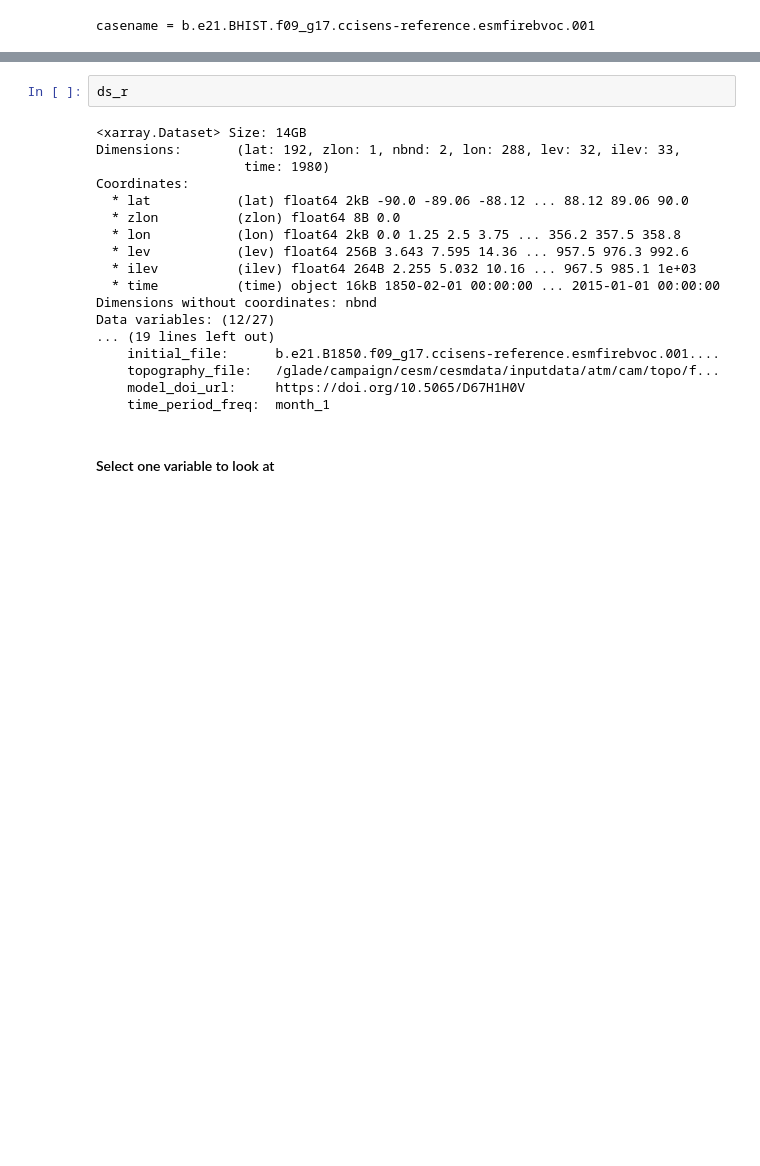
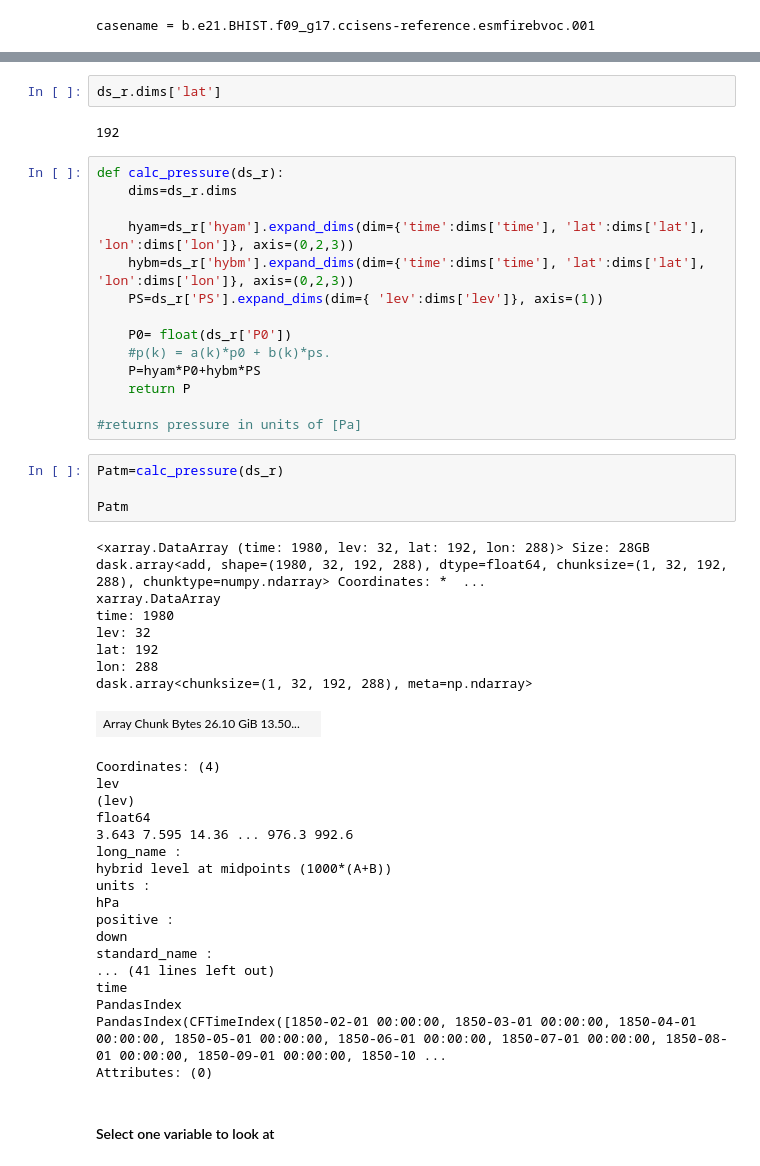
Before and after one commit to NCAR/CESM-emission-driven-run-tutorial, a Jupyter notebook: analysis_notebooks/atmosphericCO2.ipynb, the cells around one changed output, grey strips where cells are left out. Drawn from its saved outputs; the diff is of its cells as text; blank space fills up the shorter version.

Commit message:
Added pressure calculation; need to check work

```diff
--- a/analysis_notebooks/atmosphericCO2.ipynb
+++ b/analysis_notebooks/atmosphericCO2.ipynb
@@ -107,25 +107,53 @@ ds_r = xr.open_mfdataset(filenamelist)
 # %% [output]
 ['/glade/campaign/cesm/community/bgcwg/HOPE/b.e21.BHIST.f09_g17.ccisens-reference.esmfirebvoc.001/atm/proc/tseries/month_1/b.e21.BHIST.f09_g17.ccisens-reference.esmfirebvoc.001.cam.h0.CO2.185001-20141 ...
 # %%
-ds_r
+ds_r.dims['lat']
 # %% [output]
-<xarray.Dataset> Size: 14GB
-Dimensions:       (lat: 192, zlon: 1, nbnd: 2, lon: 288, lev: 32, ilev: 33,
-                   time: 1980)
-Coordinates:
-  * lat           (lat) float64 2kB -90.0 -89.06 -88.12 ... 88.12 89.06 90.0
-  * zlon          (zlon) float64 8B 0.0
-  * lon           (lon) float64 2kB 0.0 1.25 2.5 3.75 ... 356.2 357.5 358.8
-  * lev           (lev) float64 256B 3.643 7.595 14.36 ... 957.5 976.3 992.6
-  * ilev          (ilev) float64 264B 2.255 5.032 10.16 ... 967.5 985.1 1e+03
-  * time          (time) object 16kB 1850-02-01 00:00:00 ... 2015-01-01 00:00:00
-Dimensions without coordinates: nbnd
-Data variables: (12/27)
-... (19 lines left out)
-    initial_file:      b.e21.B1850.f09_g17.ccisens-reference.esmfirebvoc.001....
-    topography_file:   /glade/campaign/cesm/cesmdata/inputdata/atm/cam/topo/f...
-    model_doi_url:     https://doi.org/10.5065/D67H1H0V
-    time_period_freq:  month_1
+192
+# %%
+def calc_pressure(ds_r):
+    dims=ds_r.dims
+
+    hyam=ds_r['hyam'].expand_dims(dim={'time':dims['time'], 'lat':dims['lat'], 'lon':dims['lon']}, axis=(0,2,3))
+    hybm=ds_r['hybm'].expand_dims(dim={'time':dims['time'], 'lat':dims['lat'], 'lon':dims['lon']}, axis=(0,2,3))
+    PS=ds_r['PS'].expand_dims(dim={ 'lev':dims['lev']}, axis=(1))
+
+    P0= float(ds_r['P0'])
+    #p(k) = a(k)*p0 + b(k)*ps.
+    P=hyam*P0+hybm*PS
+    return P
+
+#returns pressure in units of [Pa]
+# %%
+Patm=calc_pressure(ds_r)
+
+Patm
+# %% [output]
+<xarray.DataArray (time: 1980, lev: 32, lat: 192, lon: 288)> Size: 28GB dask.array<add, shape=(1980, 32, 192, 288), dtype=float64, chunksize=(1, 32, 192, 288), chunktype=numpy.ndarray> Coordinates: *  ...
+xarray.DataArray
+time: 1980
+lev: 32
+lat: 192
+lon: 288
+dask.array<chunksize=(1, 32, 192, 288), meta=np.ndarray>
+| Array Chunk Bytes 26.10 GiB 13.50... |  |
+Coordinates: (4)
+lev
+(lev)
+float64
+3.643 7.595 14.36 ... 976.3 992.6
+long_name :
+hybrid level at midpoints (1000*(A+B))
+units :
+hPa
+positive :
+down
+standard_name :
+... (41 lines left out)
+time
+PandasIndex
+PandasIndex(CFTimeIndex([1850-02-01 00:00:00, 1850-03-01 00:00:00, 1850-04-01 00:00:00, 1850-05-01 00:00:00, 1850-06-01 00:00:00, 1850-07-01 00:00:00, 1850-08-01 00:00:00, 1850-09-01 00:00:00, 1850-10 ...
+Attributes: (0)
 # %% [markdown]
 #### Select one variable to look at
 # %%
```
Also changed, not shown: parts of 5 cells of this notebook.
